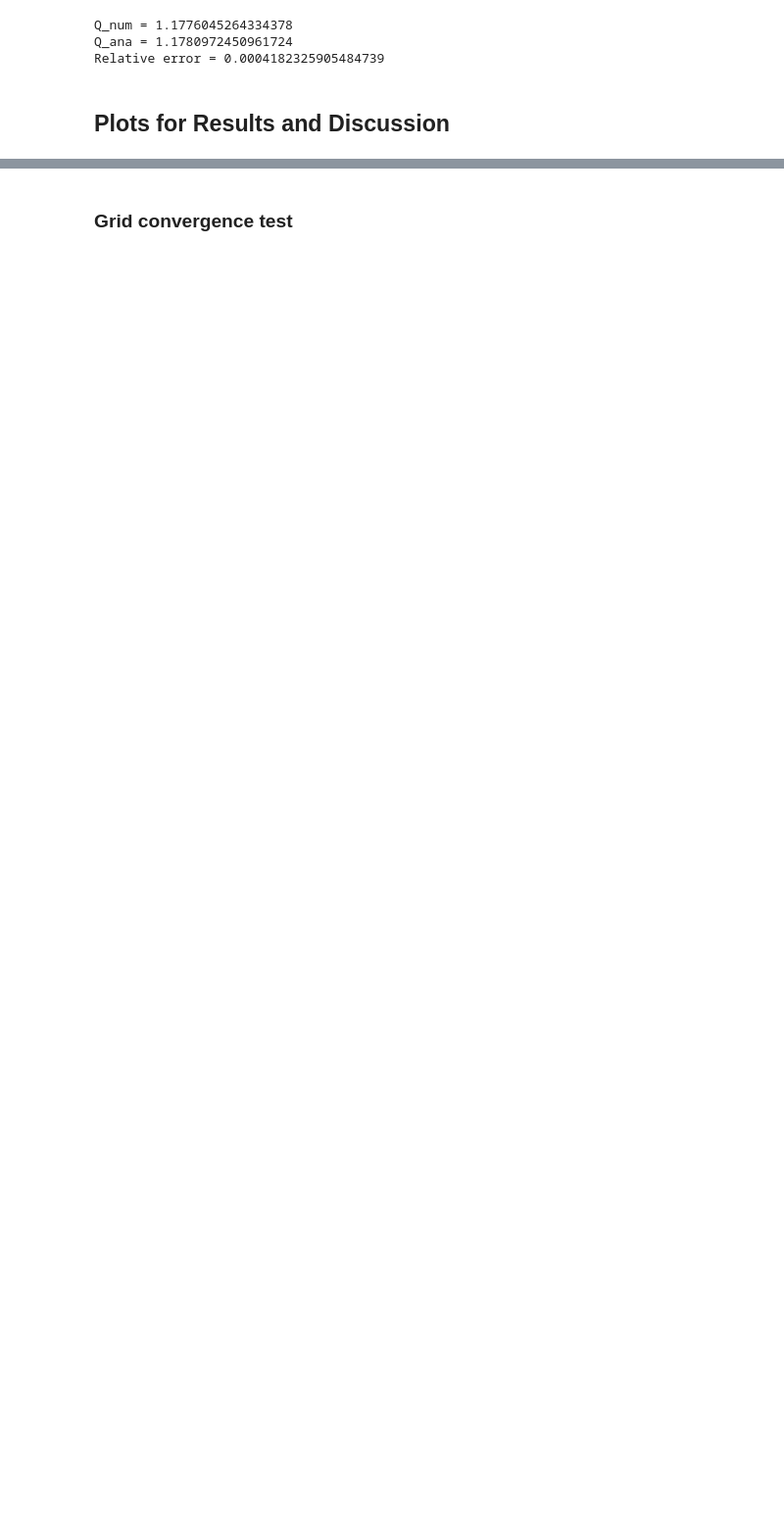
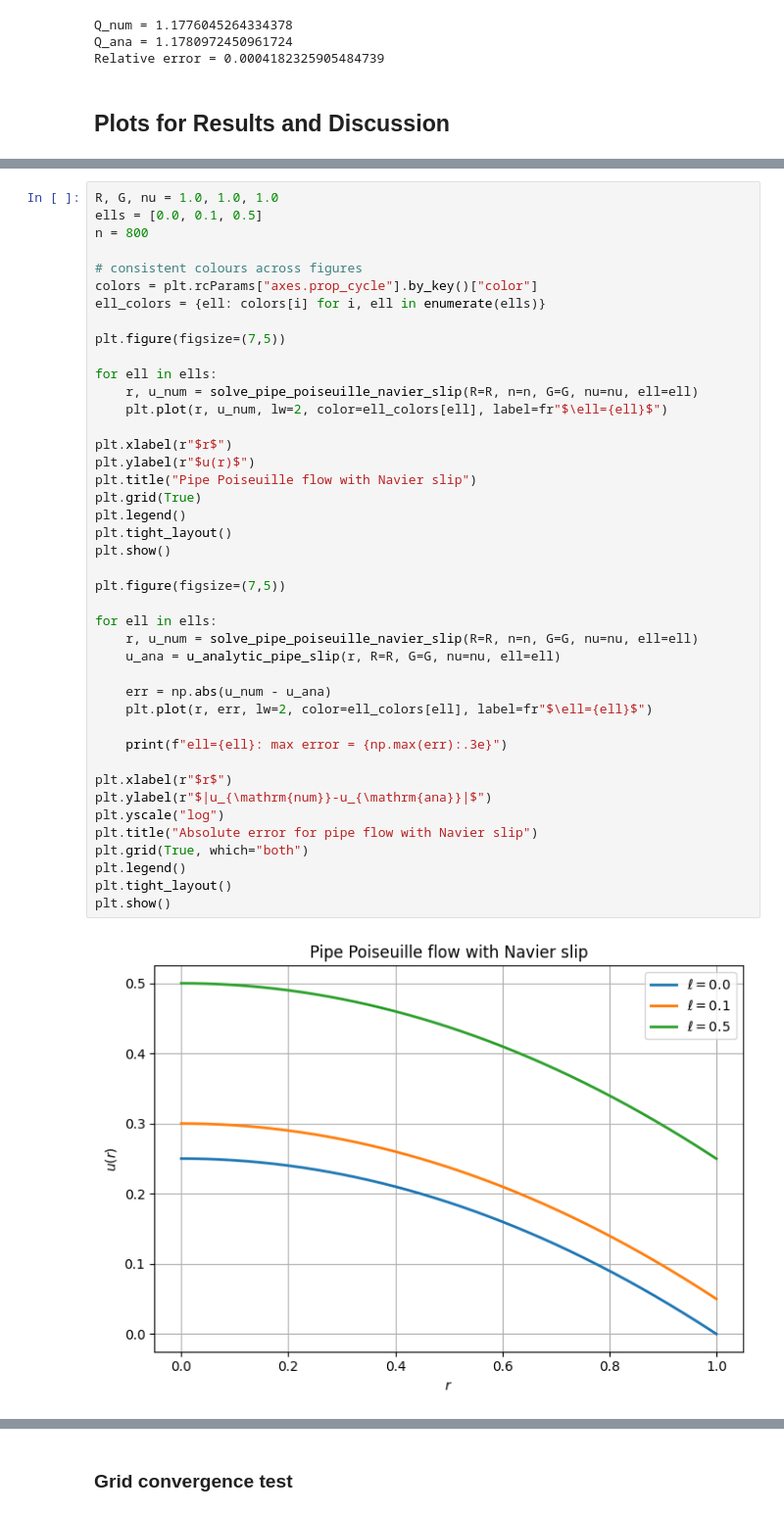
Before and after one commit to JasperA680/PX912-, a Jupyter notebook: Assignment1.ipynb, the cells around one changed output, grey strips where cells are left out. Shown at 98% size. Cells and saved outputs as stored; diff of their text form; blank space fills up the shorter version.

```diff
--- a/Assignment1.ipynb
+++ b/Assignment1.ipynb
@@ -353,0 +349,44 @@ plt.show()
+# %%
+R, G, nu = 1.0, 1.0, 1.0
+ells = [0.0, 0.1, 0.5]
+n = 800
+
+# consistent colours across figures
+colors = plt.rcParams["axes.prop_cycle"].by_key()["color"]
+ell_colors = {ell: colors[i] for i, ell in enumerate(ells)}
+
+plt.figure(figsize=(7,5))
+
+for ell in ells:
+    r, u_num = solve_pipe_poiseuille_navier_slip(R=R, n=n, G=G, nu=nu, ell=ell)
+    plt.plot(r, u_num, lw=2, color=ell_colors[ell], label=fr"$\ell={ell}$")
+
+plt.xlabel(r"$r$")
+plt.ylabel(r"$u(r)$")
+plt.title("Pipe Poiseuille flow with Navier slip")
+plt.grid(True)
+plt.legend()
+plt.tight_layout()
+plt.show()
+
+plt.figure(figsize=(7,5))
+
+for ell in ells:
+    r, u_num = solve_pipe_poiseuille_navier_slip(R=R, n=n, G=G, nu=nu, ell=ell)
+    u_ana = u_analytic_pipe_slip(r, R=R, G=G, nu=nu, ell=ell)
+
+    err = np.abs(u_num - u_ana)
+    plt.plot(r, err, lw=2, color=ell_colors[ell], label=fr"$\ell={ell}$")
+
+    print(f"ell={ell}: max error = {np.max(err):.3e}")
+
+plt.xlabel(r"$r$")
+plt.ylabel(r"$|u_{\mathrm{num}}-u_{\mathrm{ana}}|$")
+plt.yscale("log")
+plt.title("Absolute error for pipe flow with Navier slip")
+plt.grid(True, which="both")
+plt.legend()
+plt.tight_layout()
+plt.show()
+# %% [output]
+[figure, added]
```
Also changed, not shown: parts of 8 cells of this notebook.
